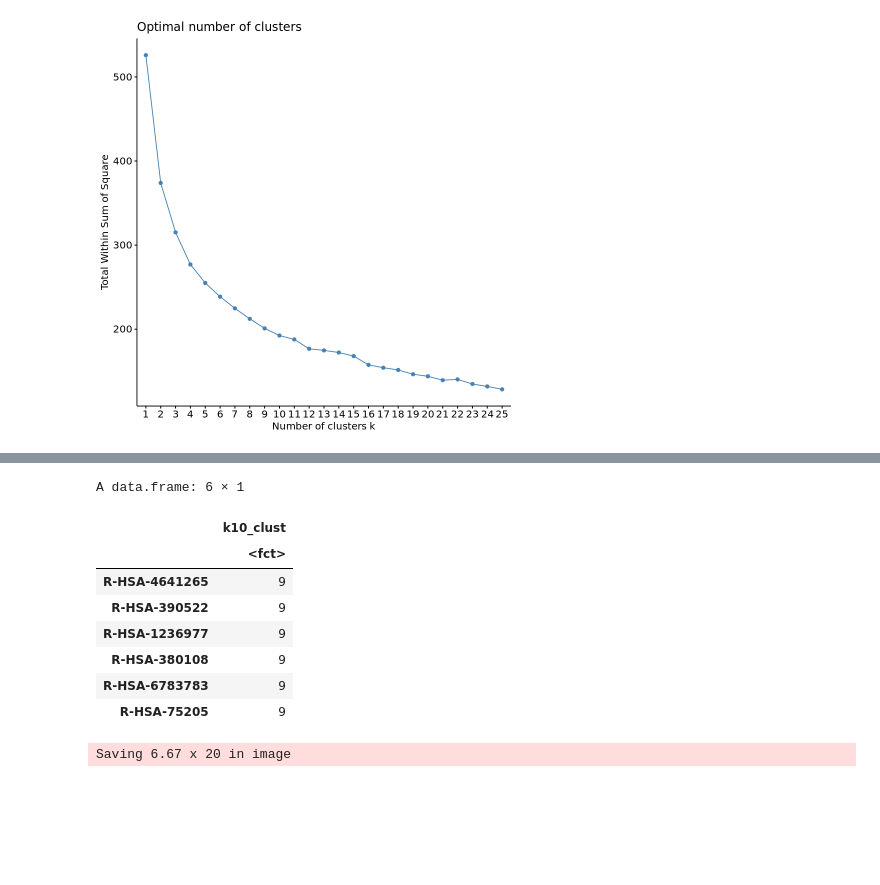
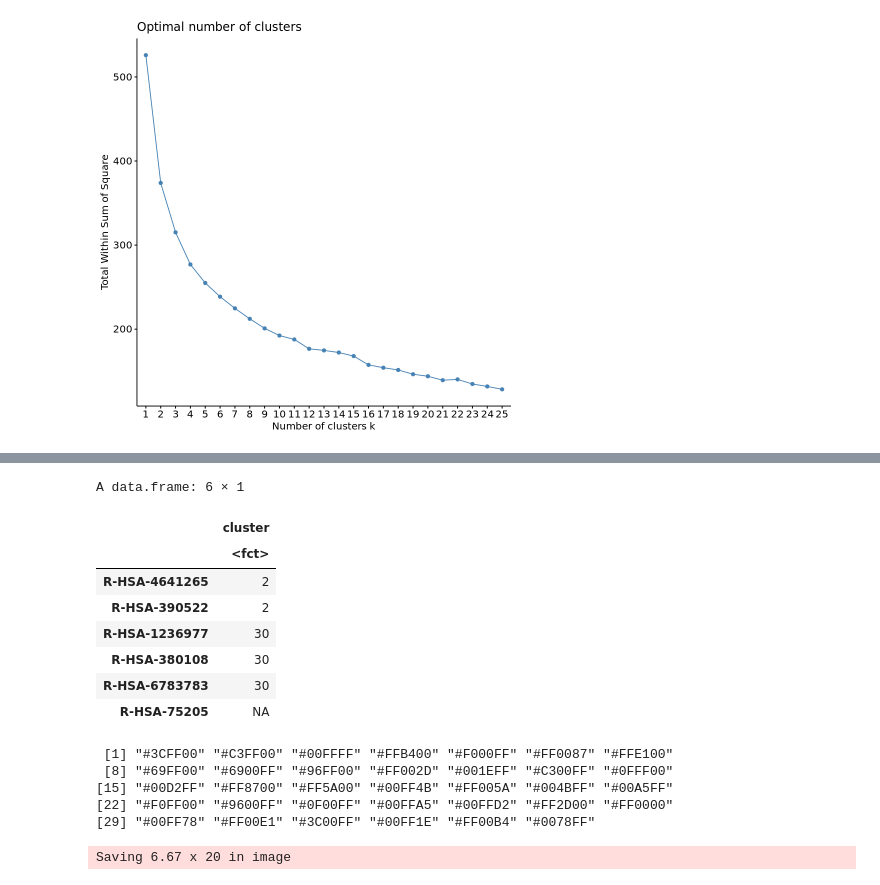
Before and after one commit to benayang/LiuLabCollab2, a Jupyter notebook: limma_analysis.ipynb, the cells around one changed output, grey strips where cells are left out. Saved outputs shown, nothing was run; the diff lists cells and outputs as text; code cells hidden in the pictures; blank space fills up the shorter version.

```diff
--- a/limma_analysis.ipynb
+++ b/limma_analysis.ipynb
@@ -476,7 +456,7 @@ gsva_reactome_hmp <- pheatmap::pheatmap(
     annotation_col=anno_col, annotation_colors=anno_colors,
     show_rownames=FALSE,
     color = colorRampPalette(rev(brewer.pal(11,'RdBu')))(200),
-    filename = file.path(projdir, 'analyses', 'Plots', 'gsva_hmp.pdf'))
+    filename = file.path(projdir, 'analyses', 'Plots', 'gsva_hmp.png'))
 # %%
 factoextra::fviz_nbclust(gsva_reactome, kmeans, method = "silhouette")
 # %% [output]
@@ -494,7 +467,0 @@ k10_clust
-# %%
-gsva_reactome_hmp <- pheatmap::pheatmap(
-    gsva_reactome,
-    cutree_rows = 10,
-    annotation_col=anno_col, annotation_colors=anno_colors,
-    show_rownames=FALSE,
-    color = colorRampPalette(rev(brewer.pal(11,'RdBu')))(200))
@@ -510,0 +482,2 @@ h_clust <- cutree(gsva_reactome_hmp$tree_row, h=1.5)
+# %%
+gsva_reactome_clusters <- degPatterns(gsva_reactome, y$samples, minc = 1, time = 'group', col = 'psi', reduce = TRUE)
@@ -510,0 +525,6 @@ h_clust <- cutree(gsva_reactome_hmp$tree_row, h=1.5)
+# %%
+gsva_reactome_clusters_df <- gsva_reactome_clusters$df
+gsva_reactome_clusters_df$name <- reactome_ID2name[gsub('.','-',gsva_reactome_clusters_df$genes,fixed=TRUE)]
+gsva_reactome_clusters_df$name <- gsub('Homo sapiens: ', '', gsva_reactome_clusters_df$name, fixed=TRUE)
+colnames(gsva_reactome_clusters_df)[1] <- 'Reactome'
+head(gsva_reactome_clusters_df)
@@ -511,17 +543,28 @@ h_clust <- cutree(gsva_reactome_hmp$tree_row, h=1.5)
 # %%
-anno_row <- as.data.frame(k10_clust)
+anno_row <- data.frame(Reactome = gsub('-','.',rownames(gsva_reactome),fixed=TRUE))
+anno_row <- left_join(anno_row, gsva_reactome_clusters_df, by='Reactome')
 anno_row <- anno_row[gsva_reactome_hmp$tree_row$order,,drop=FALSE]
-anno_row$k10_clust <- as.factor(anno_row$k10_clust)
-#anno_row$h_clust <- as.factor(anno_row$h_clust)
+anno_row$cluster <- as.factor(anno_row$cluster)
+rownames(anno_row) <- gsub('.','-',anno_row$Reactome,fixed=TRUE)
+anno_row$name <- NULL
+anno_row$Reactome <- NULL
 head(anno_row)
 # %% [output]
 A data.frame: 6 × 1
-|  | k10_clust |
+|  | cluster |
 |  | <fct> |
-| R-HSA-4641265 | 9 |
-| R-HSA-390522 | 9 |
-| R-HSA-1236977 | 9 |
-| R-HSA-380108 | 9 |
-| R-HSA-6783783 | 9 |
-| R-HSA-75205 | 9 |
+| R-HSA-4641265 | 2 |
+| R-HSA-390522 | 2 |
+| R-HSA-1236977 | 30 |
+| R-HSA-380108 | 30 |
+| R-HSA-6783783 | 30 |
+| R-HSA-75205 | NA |
+# %%
+sample(rainbow(n=nlevels(anno_row$cluster)))
+# %% [output]
+ [1] "#3CFF00" "#C3FF00" "#00FFFF" "#FFB400" "#F000FF" "#FF0087" "#FFE100"
+ [8] "#69FF00" "#6900FF" "#96FF00" "#FF002D" "#001EFF" "#C300FF" "#0FFF00"
+[15] "#00D2FF" "#FF8700" "#FF5A00" "#00FF4B" "#FF005A" "#004BFF" "#00A5FF"
+[22] "#F0FF00" "#9600FF" "#0F00FF" "#00FFA5" "#00FFD2" "#FF2D00" "#FF0000"
+[29] "#00FF78" "#FF00E1" "#3C00FF" "#00FF1E" "#FF00B4" "#0078FF"
 # %%
```
Also changed, not shown: parts of 23 cells of this notebook, 20 other files.
